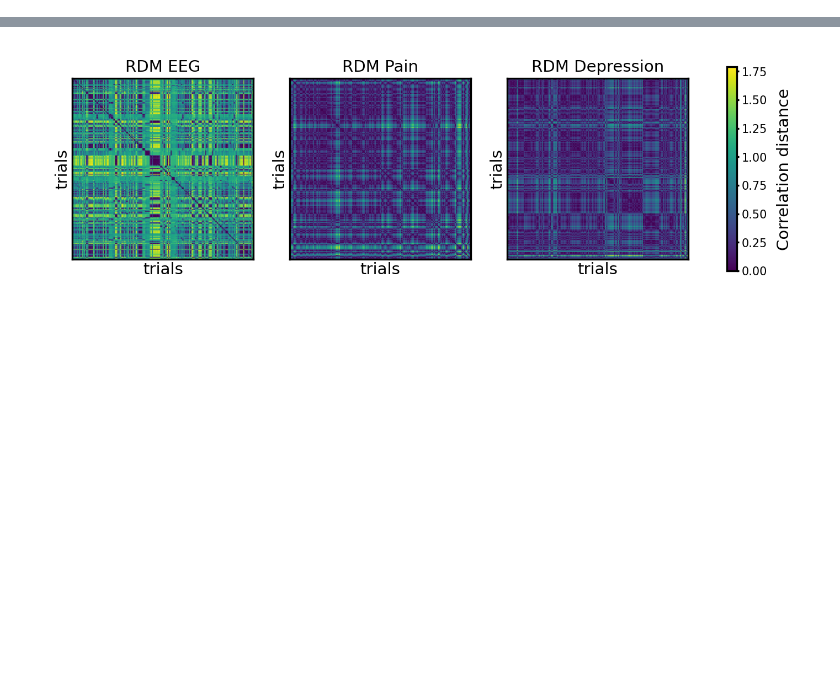
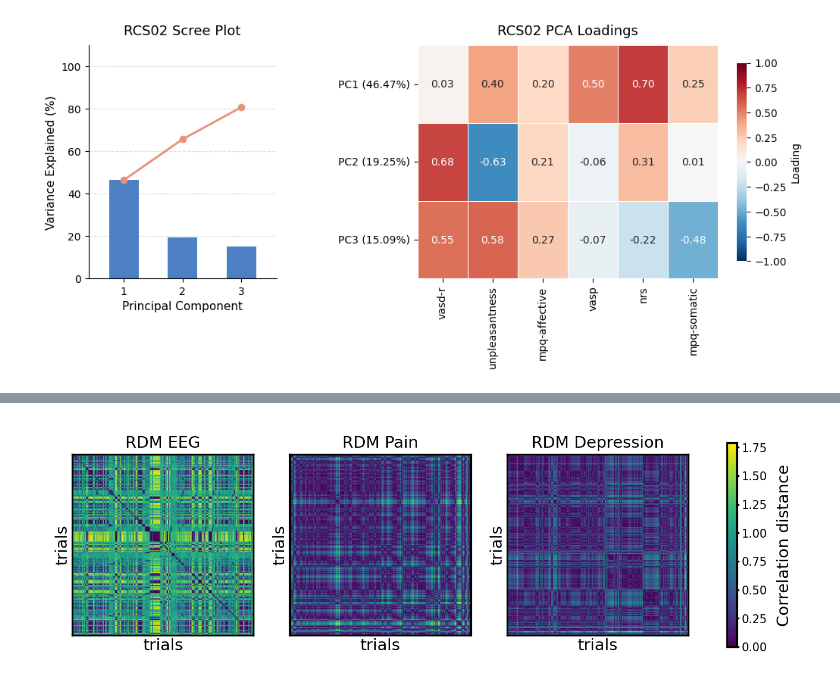
Before and after one commit to anushaballawala/chronicpain_stage0, a Jupyter notebook: multivariate_mood_BM_hazel.ipynb, the cells around one changed output, grey strips where cells are left out. Cells and saved outputs as stored; diff of their text form; code cells hidden in the pictures; blank space fills up the shorter version.

```diff
--- a/multivariate_mood_BM_hazel.ipynb
+++ b/multivariate_mood_BM_hazel.ipynb
@@ -280,0 +388,51 @@ The array does not contain any NaN values.
+# %%
+import matplotlib.gridspec as gridspec
+variance_explained = model.explained_variance_ratio_*100
+cumulative_variance = [variance_explained[0], variance_explained[0]+variance_explained[1], variance_explained[0]+variance_explained[1]+variance_explained[2]]
+loadings = (model.components_)
+pc_labels  = [f'PC1 ({np.round(variance_explained[0],2)}%)', f'PC2 ({np.round(variance_explained[1],2)}%)', f'PC3 ({np.round(variance_explained[2],2)}%)']
+var_labels = ['vasd-r','unpleasantness','mpq-affective','vasp','nrs','mpq-somatic']
+
+fig = plt.figure(figsize=(12, 4))
+gs  = gridspec.GridSpec(1, 2, width_ratios=[1, 2],wspace=0.5)
+
+ax1 = fig.add_subplot(gs[0])
+x = np.arange(1, len(variance_explained) + 1)
+
+ax1.bar(x, variance_explained, color='#4c7fc4', width=0.5, zorder=2)
+ax1.plot(x, cumulative_variance,
+         color='#e8917a', marker='o', linewidth=2,
+         markersize=6, zorder=3)
+
+ax1.set_xlabel('Principal Component', fontsize=11)
+ax1.set_ylabel('Variance Explained (%)', fontsize=11)
+ax1.set_title(f'{ptID} Scree Plot', fontsize=13, pad=10)
+ax1.set_xticks(x)
+ax1.set_xlim(0.4, len(x) + 0.6)
+ax1.set_ylim(0, 110)
+ax1.spines[['top', 'right']].set_visible(False)
+ax1.grid(axis='y', linestyle='--', alpha=0.4, zorder=0)
+
+ax2 = fig.add_subplot(gs[1])
+
+sns.heatmap(
+    loadings,
+    ax=ax2,
+    annot=True,
+    fmt='.2f',
+    cmap='RdBu_r',
+    vmin=-1, vmax=1,
+    xticklabels=var_labels,
+    yticklabels=pc_labels,
+    linewidths=0.5,
+    linecolor='white',
+    cbar_kws={'label': 'Loading', 'shrink': 0.85}
+)
+
+ax2.set_title(f'{ptID} PCA Loadings', fontsize=13, pad=10)
+ax2.tick_params(axis='x', rotation=90, labelsize=10)
+ax2.tick_params(axis='y', rotation=0,  labelsize=10)
+plt.savefig(f"{fig_save}PCA_loadings_6var.png")
+plt.show()
+# %% [output]
+[figure, added]
```
Also changed, not shown: parts of 26 cells of this notebook, 3 other files.
